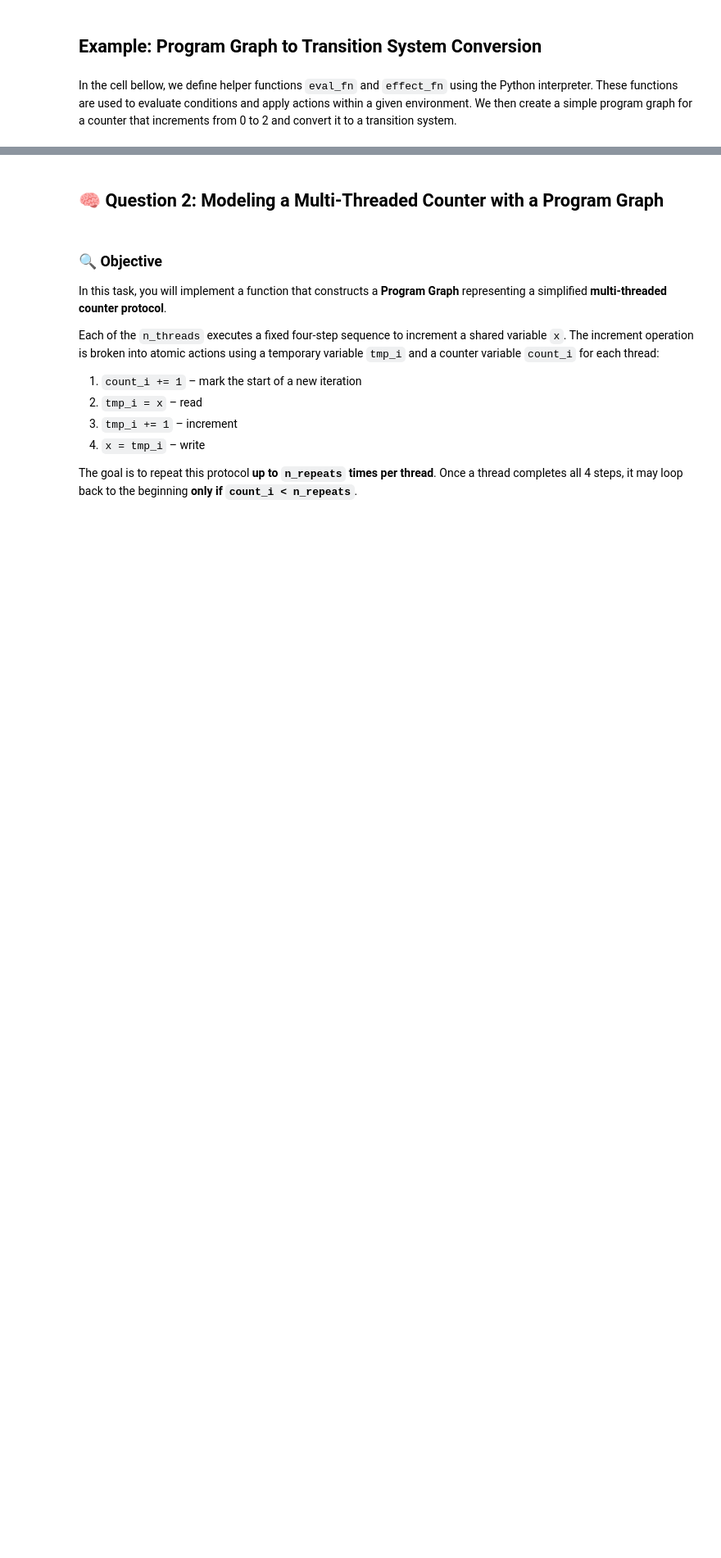
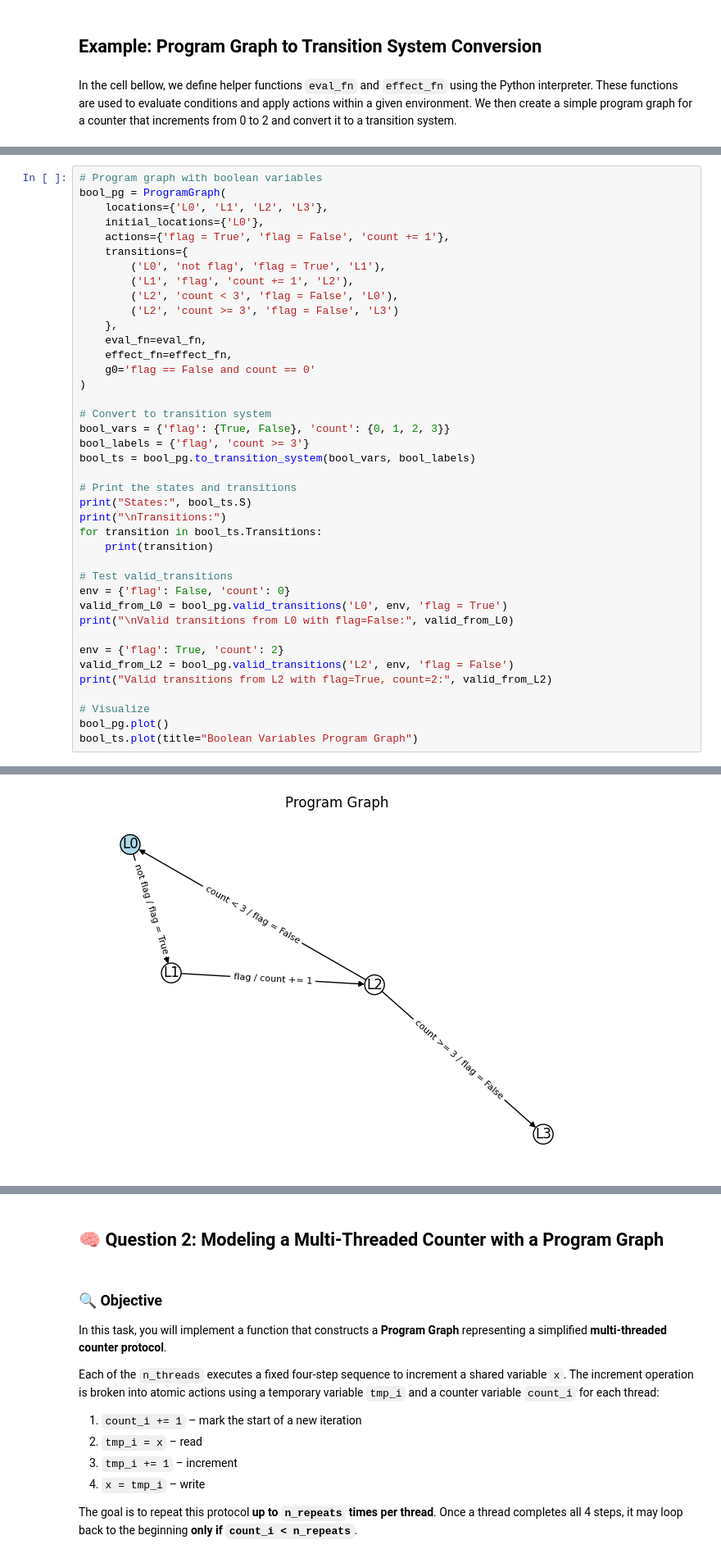
Before and after one commit to a1amit/Formal_Verification_HW2, a Jupyter notebook: HW2.ipynb, the cells around one changed output, grey strips where cells are left out. Shown: that part at 82% size. Cells and saved outputs as stored; diff of their text form; blank space fills up the shorter version.

```diff
--- a/HW2.ipynb
+++ b/HW2.ipynb
@@ -746,0 +940,41 @@ Transitions:
+# %%
+# Program graph with boolean variables
+bool_pg = ProgramGraph(
+    locations={'L0', 'L1', 'L2', 'L3'},
+    initial_locations={'L0'},
+    actions={'flag = True', 'flag = False', 'count += 1'},
+    transitions={
+        ('L0', 'not flag', 'flag = True', 'L1'),
+        ('L1', 'flag', 'count += 1', 'L2'),
+        ('L2', 'count < 3', 'flag = False', 'L0'),
+        ('L2', 'count >= 3', 'flag = False', 'L3')
+    },
+    eval_fn=eval_fn,
+    effect_fn=effect_fn,
+    g0='flag == False and count == 0'
+)
+
+# Convert to transition system
+bool_vars = {'flag': {True, False}, 'count': {0, 1, 2, 3}}
+bool_labels = {'flag', 'count >= 3'}
+bool_ts = bool_pg.to_transition_system(bool_vars, bool_labels)
+
+# Print the states and transitions
+print("States:", bool_ts.S)
+print("\nTransitions:")
+for transition in bool_ts.Transitions:
+    print(transition)
+
+# Test valid_transitions
+env = {'flag': False, 'count': 0}
+valid_from_L0 = bool_pg.valid_transitions('L0', env, 'flag = True')
+print("\nValid transitions from L0 with flag=False:", valid_from_L0)
+
+env = {'flag': True, 'count': 2}
+valid_from_L2 = bool_pg.valid_transitions('L2', env, 'flag = False')
+print("Valid transitions from L2 with flag=True, count=2:", valid_from_L2)
+
+# Visualize
+bool_pg.plot()
+bool_ts.plot(title="Boolean Variables Program Graph")
+# %% [output]
@@ -746,0 +996 @@ Transitions:
+[figure, added]
```
Also changed, not shown: parts of 12 cells of this notebook, 2 other files.
